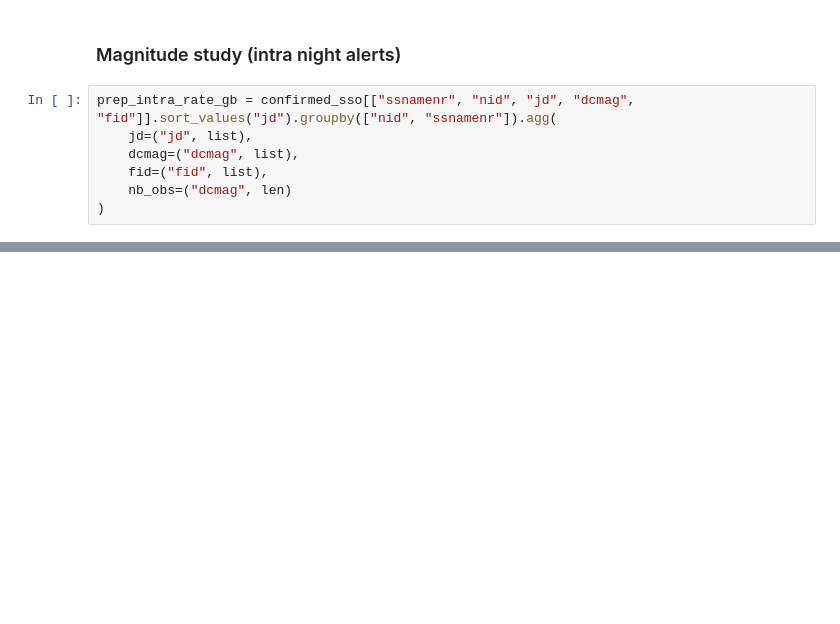
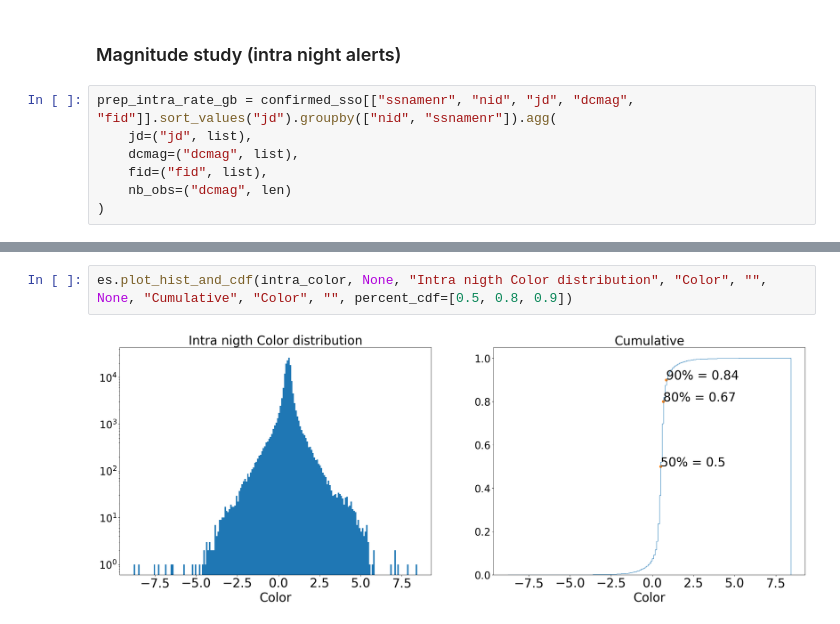
Before and after one commit to FusRoman/fink-fat, a Jupyter notebook: notebook/parameters_selection/mag_study.ipynb, the cells around one changed output, grey strips where cells are left out. Cells and saved outputs as stored; diff of their text form; blank space fills up the shorter version.

```diff
--- a/notebook/parameters_selection/mag_study.ipynb
+++ b/notebook/parameters_selection/mag_study.ipynb
@@ -84,0 +98,4 @@ KeyboardInterrupt:
+# %%
+es.plot_hist_and_cdf(intra_color, None, "Intra nigth Color distribution", "Color", "", None, "Cumulative", "Color", "", percent_cdf=[0.5, 0.8, 0.9])
+# %% [output]
+[figure, added]
```
Also changed, not shown: parts of 5 cells of this notebook, 5 other files.
